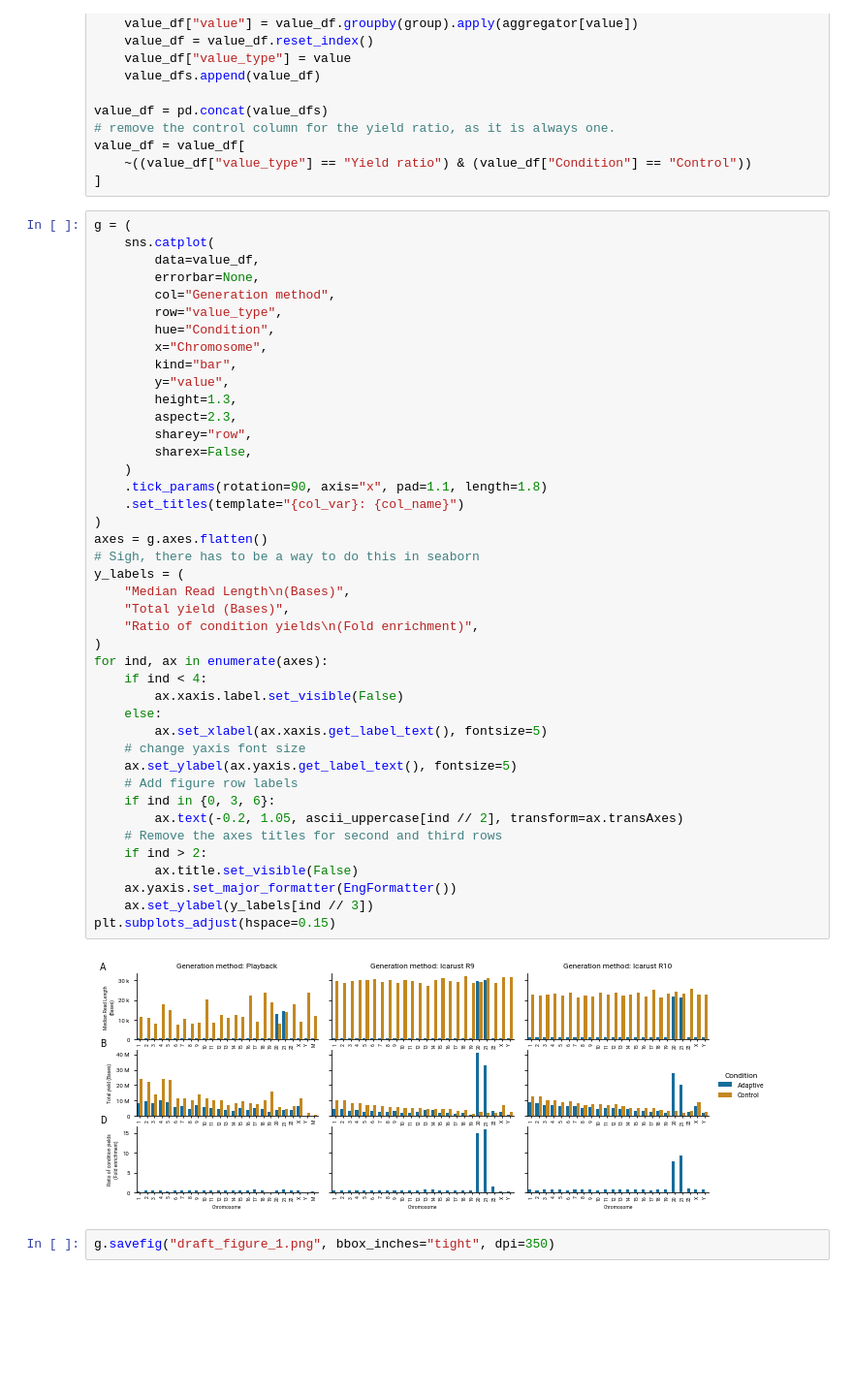
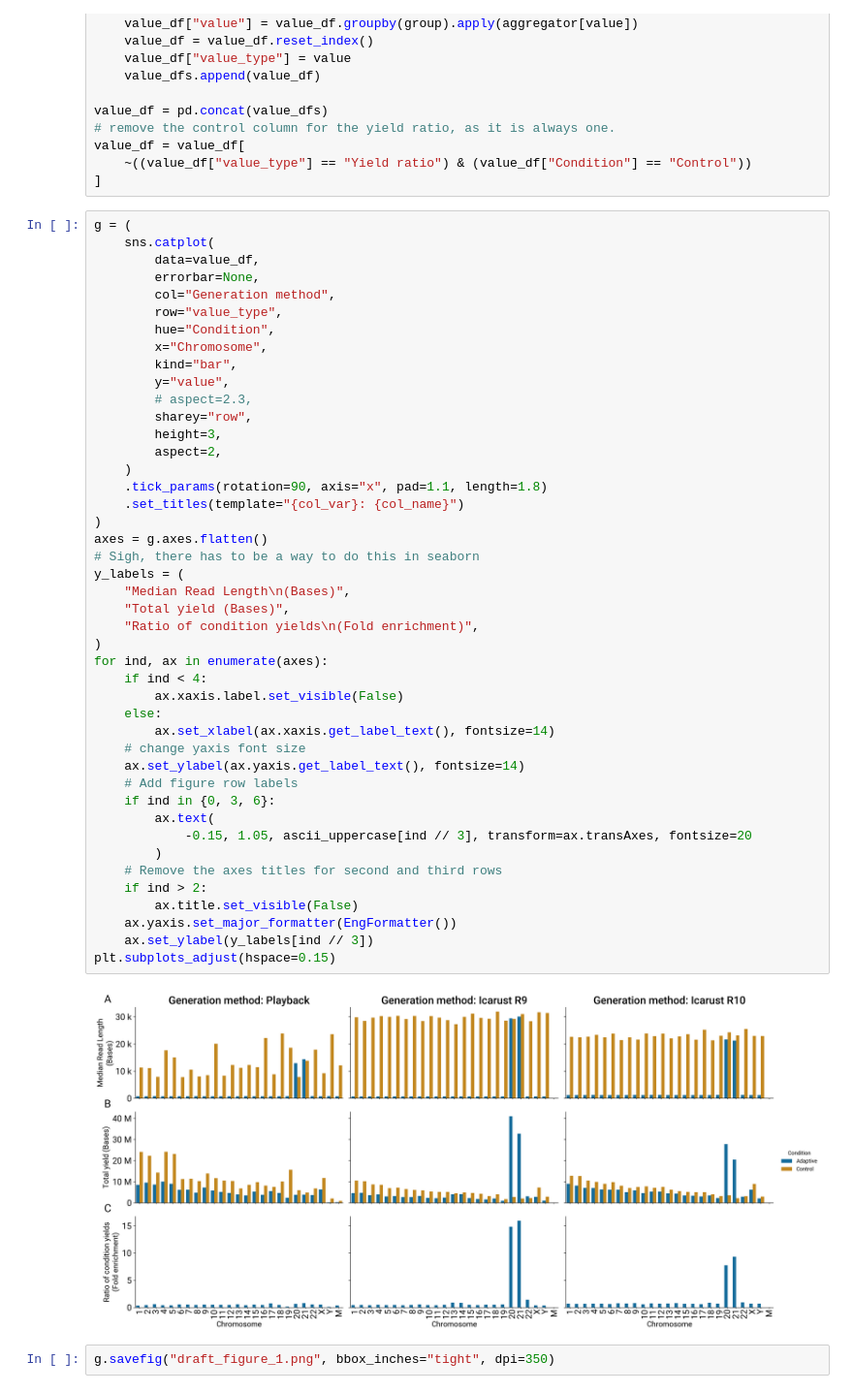
Before and after one commit to LooseLab/Icarust_supplementary_data, a Jupyter notebook: notebooks/icarust_playback_analysis.ipynb, the cells around one changed output. Shown: that part at 97% size. Drawn from its saved outputs; the diff is of its cells as text; blank space fills up the shorter version.

```diff
--- a/notebooks/icarust_playback_analysis.ipynb
+++ b/notebooks/icarust_playback_analysis.ipynb
@@ -149,40 +152,42 @@ g = (
         hue="Condition",
         x="Chromosome",
         kind="bar",
         y="value",
-        height=1.3,
-        aspect=2.3,
+        # aspect=2.3,
         sharey="row",
-        sharex=False,
+        height=3,
+        aspect=2,
     )
     .tick_params(rotation=90, axis="x", pad=1.1, length=1.8)
     .set_titles(template="{col_var}: {col_name}")
 )
 axes = g.axes.flatten()
 # Sigh, there has to be a way to do this in seaborn
 y_labels = (
     "Median Read Length\n(Bases)",
     "Total yield (Bases)",
     "Ratio of condition yields\n(Fold enrichment)",
 )
 for ind, ax in enumerate(axes):
     if ind < 4:
         ax.xaxis.label.set_visible(False)
     else:
-        ax.set_xlabel(ax.xaxis.get_label_text(), fontsize=5)
+        ax.set_xlabel(ax.xaxis.get_label_text(), fontsize=14)
     # change yaxis font size
-    ax.set_ylabel(ax.yaxis.get_label_text(), fontsize=5)
+    ax.set_ylabel(ax.yaxis.get_label_text(), fontsize=14)
     # Add figure row labels
     if ind in {0, 3, 6}:
-        ax.text(-0.2, 1.05, ascii_uppercase[ind // 2], transform=ax.transAxes)
+        ax.text(
+            -0.15, 1.05, ascii_uppercase[ind // 3], transform=ax.transAxes, fontsize=20
+        )
     # Remove the axes titles for second and third rows
     if ind > 2:
         ax.title.set_visible(False)
     ax.yaxis.set_major_formatter(EngFormatter())
     ax.set_ylabel(y_labels[ind // 3])
 plt.subplots_adjust(hspace=0.15)
 # %% [output]
-[figure, old version]
+[figure, new version]
 # %%
 g.savefig("draft_figure_1.png", bbox_inches="tight", dpi=350)
 # %%
```
Also changed, not shown: parts of 4 cells of this notebook, 2 other files.
